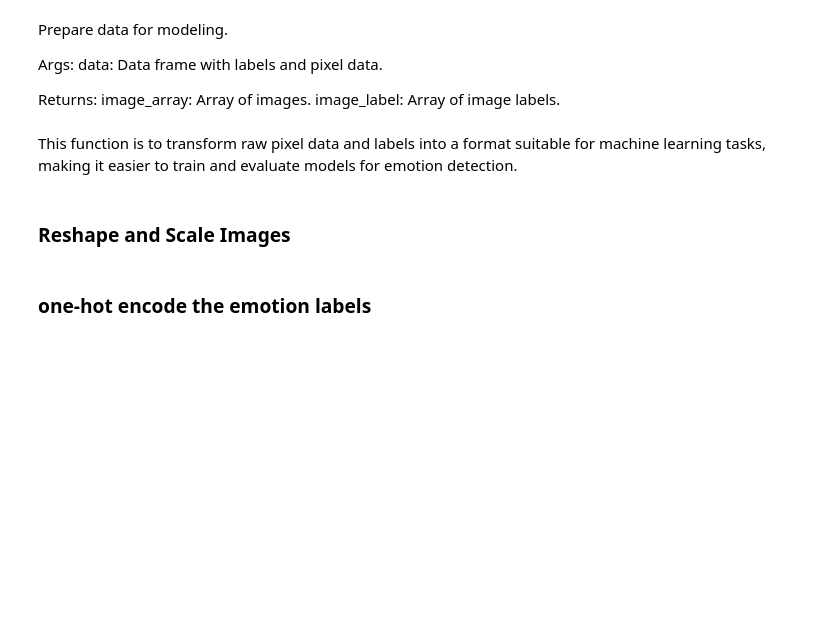
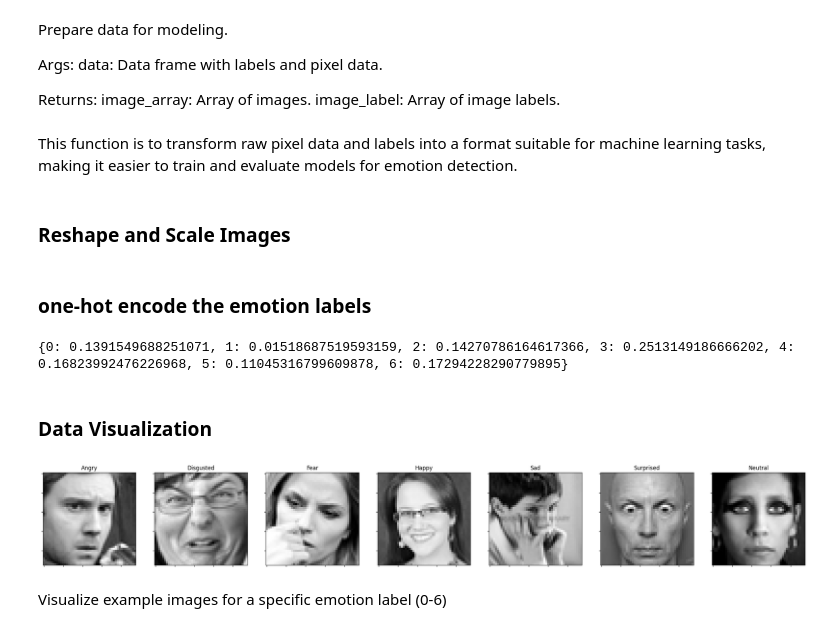
Before and after one commit to Ammar-creator-cmd/DataVisualization, a Jupyter notebook: Emotion_Detector.ipynb, the cells around one changed output. Drawn from its saved outputs; the diff is of its cells as text; code cells hidden in the pictures; blank space fills up the shorter version.

```diff
--- a/Emotion_Detector.ipynb
+++ b/Emotion_Detector.ipynb
@@ -103,3 +103,40 @@ from keras.utils import to_categorical
 train_labels = to_categorical(train_image_label, num_classes = 7)
 val_labels = to_categorical(val_image_label, num_classes = 7)
 test_labels = to_categorical(test_image_label, num_classes = 7)
+# %%
+#Calculate class weights for handling imbalanced data in the training dataset.
+class_weight = dict(
+    zip(
+        range(0, 7),  # Emotion labels range from 0 to 6
+        (((data[data['Usage']=='Training']['emotion'].value_counts()).sort_index()) /
+        len(data[data['Usage']=='Training']['emotion'])).tolist()
+    )
+)
+print(class_weight)
+# %% [output]
+{0: 0.1391549688251071, 1: 0.01518687519593159, 2: 0.14270786164617366, 3: 0.2513149186666202, 4: 0.16823992476226968, 5: 0.11045316799609878, 6: 0.17294228290779895}
+# %% [markdown]
+### Data Visualization
+# %%
+import matplotlib.pyplot as plt
+def plot_all_emotions():
+  #create a subplot with 1 row and 7 col, defining the layout of the plot
+  fig, axs = plt.subplots(1, 7, figsize = (30, 12))
+  fig.subplots_adjust(hspace = .2, wspace = .2)#adjust spacing between subplots
+  axs = axs.ravel() #flatten the array for easier iteration
+
+
+  for i in range(7):
+      # Find the index of the first image with the corresponding emotion label (i)
+      idx = data[data['emotion'] == i].index[0]
+      # Display the image
+      axs[i].imshow(train_images[idx][:, :, 0], cmap='gray')
+      axs[i].set_title(emotions[train_labels[idx].argmax()])  # Set the title as the emotion name
+      axs[i].set_xticklabels([])  # Hide x-axis labels
+      axs[i].set_yticklabels([])  # Hide y-axis labels
+# %%
+plot_all_emotions()
+# %% [output]
+[figure, added]
+# %% [markdown]
+Visualize example images for a specific emotion label (0-6)
```
Also changed, not shown: parts of 17 cells of this notebook.
